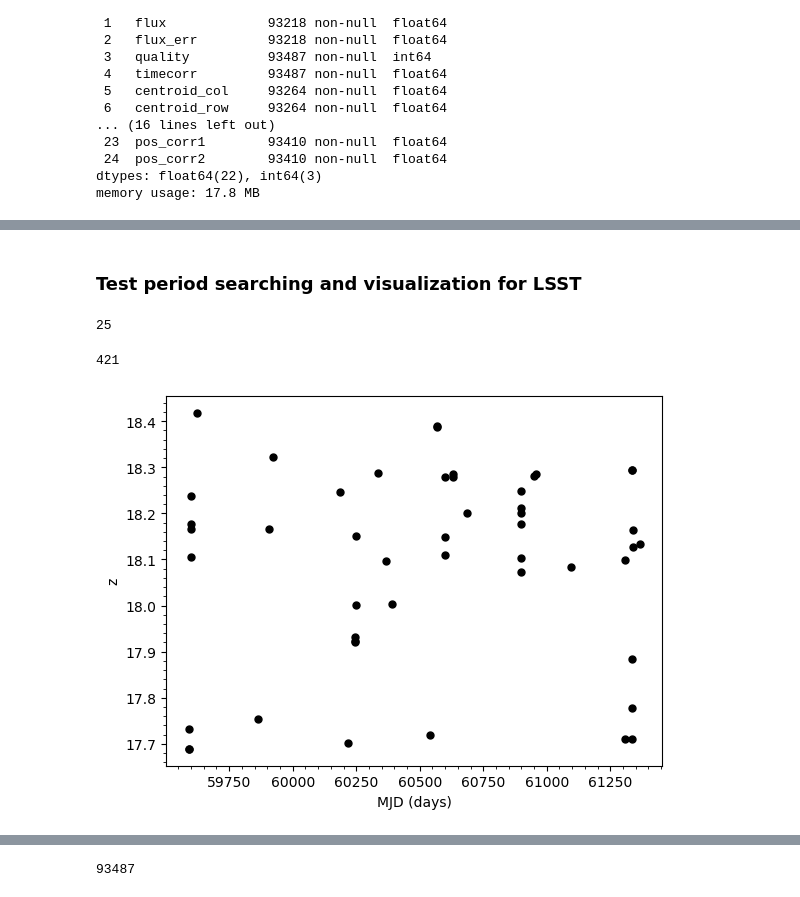
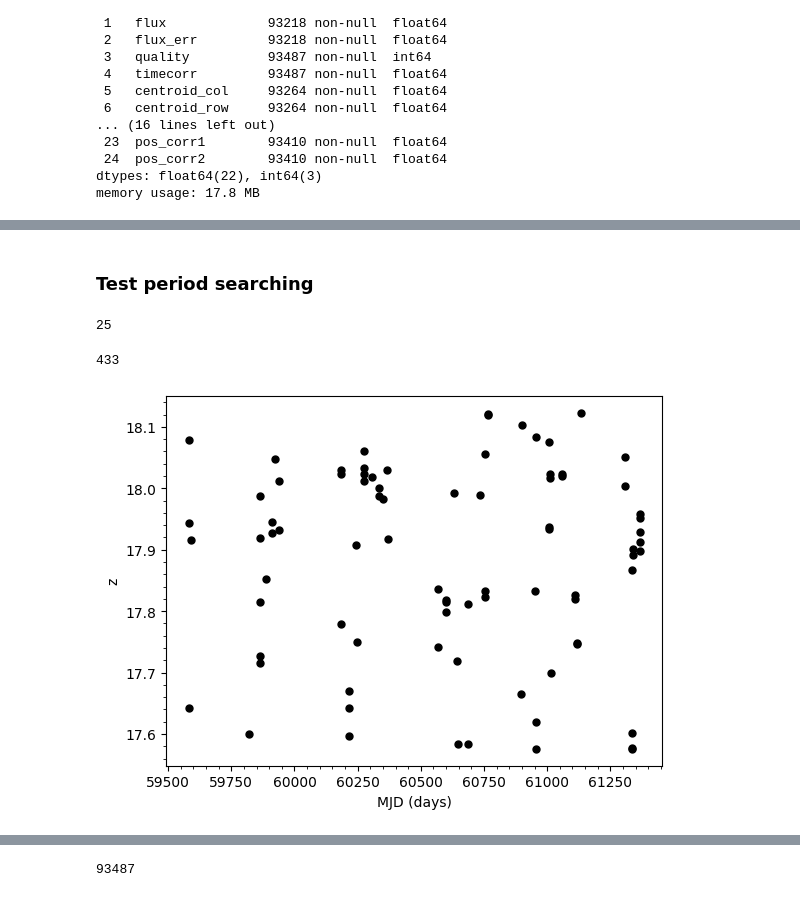
Before and after one commit to ShrRa/InterPython_Workshop_Example, a Jupyter notebook: light-curve-analysis-full.ipynb, the cells around one changed output, grey strips where cells are left out. Drawn from its saved outputs; the diff is of its cells as text; code cells hidden in the pictures.

```diff
--- a/light-curve-analysis-full.ipynb
+++ b/light-curve-analysis-full.ipynb
@@ -14,6 +18,6 @@ from lcanalyzer import *
 # %%
-plot_filter_labels = ["u", "g", "r", "i", "z", "y"]
-plot_filter_colors = {
+plot_band_labels = ["u", "g", "r", "i", "z", "y"]
+plot_band_colors = {
     "u": "#56b4e9",
     "g": "#008060",
     "r": "#ff4000",
@@ -21,4 +25,4 @@ plot_filter_colors = {
     "z": "#6600cc",
     "y": "#000000",
 }
-plot_filter_symbols = {"u": "o", "g": "^", "r": "v", "i": "s", "z": "*", "y": "p"}
+plot_band_symbols = {"u": "o", "g": "^", "r": "v", "i": "s", "z": "*", "y": "p"}
@@ -25,7 +31,7 @@ plot_filter_symbols = {"u": "o", "g": "^", "r": "v", "i": "s", "z": "*", "y": "p
 # %%
 # Read LC datasets
-lcDatasets = {}
-lcDatasets["lsst"] = pd.read_pickle(os.path.join("data", "lsst_RRLyr.pkl"))
-lcDatasets["kepler"] = pd.read_csv(os.path.join("data", "kepler_RRLyr.csv"))
+lc_datasets = {}
+lc_datasets["lsst"] = pd.read_pickle(os.path.join("data", "lsst_RRLyr.pkl"))
+lc_datasets["kepler"] = pd.read_csv(os.path.join("data", "kepler_RRLyr.csv"))
 # %%
 # Inspect datasets
@@ -96,3 +100,3 @@ memory usage: 17.8 MB
 # %% [markdown]
-### Test period searching and visualization for LSST
+### Test period searching
 # %%
@@ -100,27 +104,27 @@ len(lcDatasets["lsst"]["objectId"].unique())
 # %% [output]
 25
 # %%
-LC = lcDatasets["lsst"]["objectId"].unique()[7]
-LC = lcDatasets["lsst"][lcDatasets["lsst"]["objectId"] == LC]
+LC = lc_datasets["lsst"]["objectId"].unique()[1]
+LC = lc_datasets["lsst"][lc_datasets["lsst"]["objectId"] == LC]
 # %%
 bands = {}
-for filter in plot_filter_labels:
-    bands[filter] = LC["band"] == filter
+for band in plot_band_labels:
+    bands[band] = LC["band"] == band
 # %%
 len(LC)
 # %% [output]
-421
+433
 # %%
 b = "z"
 plt.plot(
-    LC[bands[b]]["expMidptMJD"].to_numpy(),
-    LC[bands[b]]["psfMag"].to_numpy(),
+    LC[bands[b]]["expMidptMJD"],
+    LC[bands[b]]["psfMag"],
     "k.",
     ms=10,
 )
 plt.minorticks_on()
 plt.xlabel("MJD (days)")
 plt.ylabel(b)
 plt.show()
 # %% [output]
-[figure, old version]
+[figure, new version]
```
Also changed, not shown: parts of 39 cells of this notebook, 1 other file.
